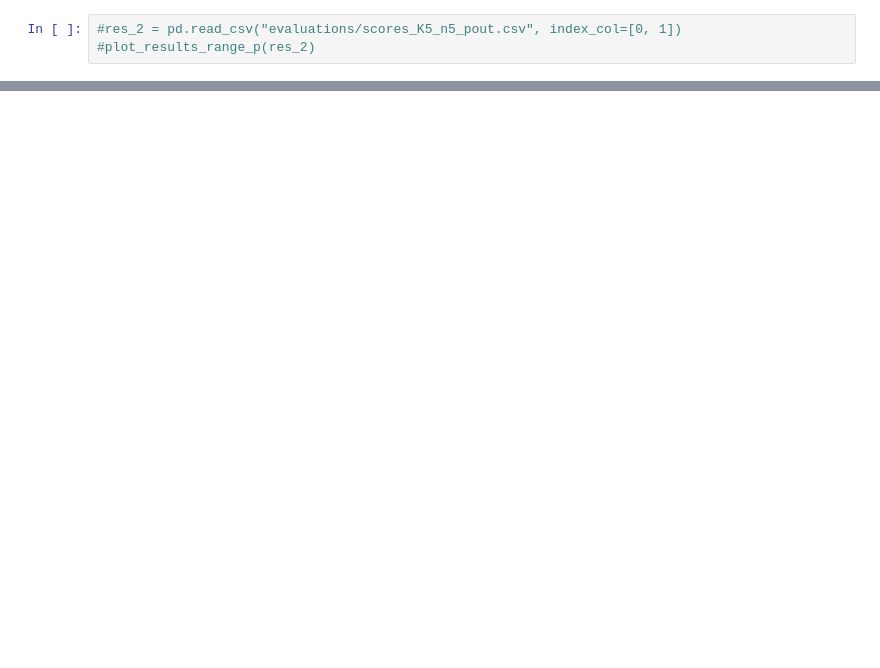
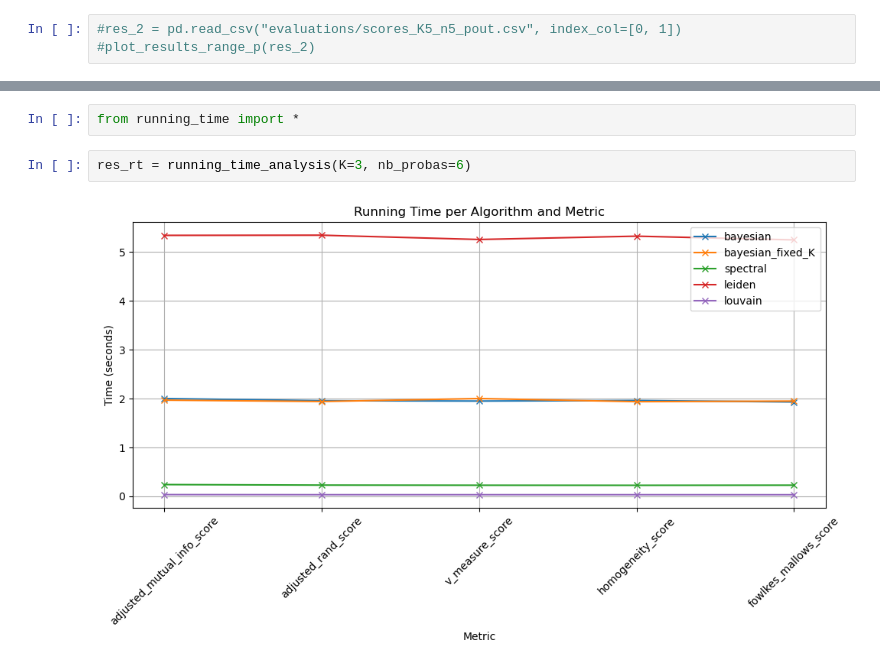
Before and after one commit to salyaa/semester_project, a Jupyter notebook: SBM_tests.ipynb, the cells around one changed output, grey strips where cells are left out. Saved outputs shown, nothing was run; the diff lists cells and outputs as text; blank space fills up the shorter version.

Commit message:
Add running time + varying n + fixed sbm

```diff
--- a/SBM_tests.ipynb
+++ b/SBM_tests.ipynb
@@ -81,0 +103,6 @@ Results saved at evaluations/scores_K5_n10_pout.csv!
+# %%
+from running_time import *
+# %%
+res_rt = running_time_analysis(K=3, nb_probas=6)
+# %% [output]
+[figure, added]
```
Also changed, not shown: parts of 10 cells of this notebook, 13 other files.
